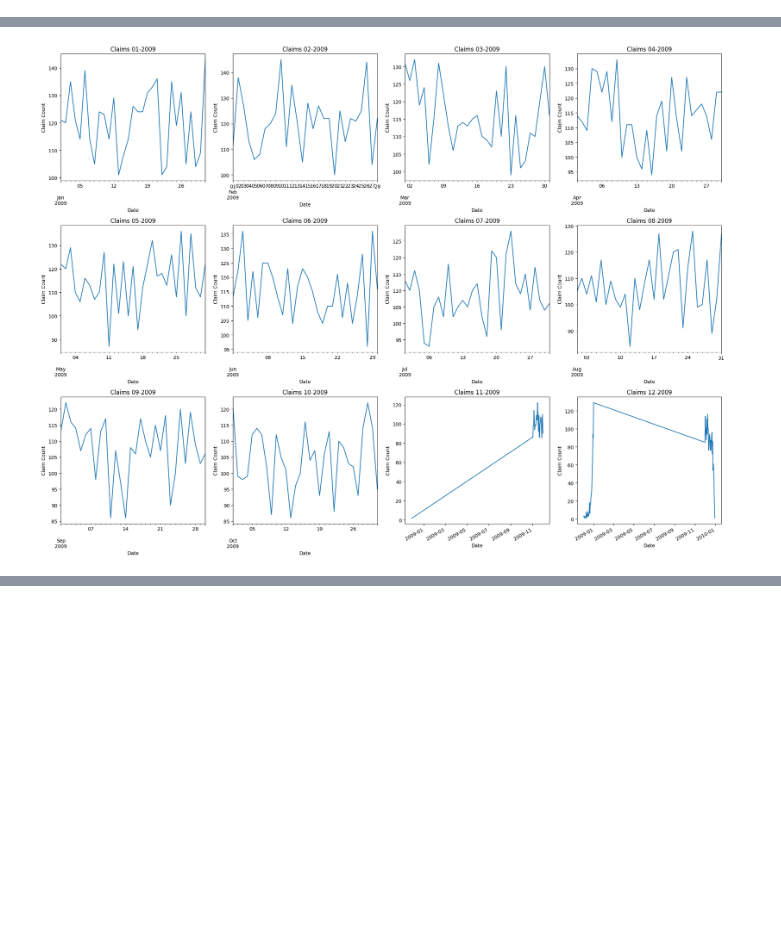
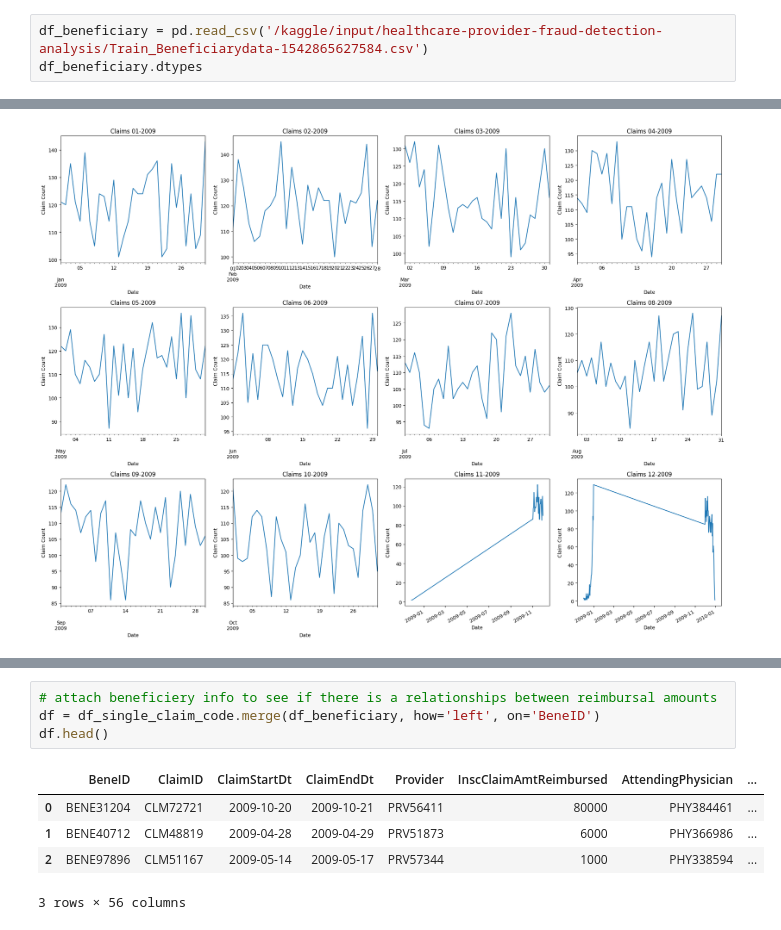
Before and after one commit to bkdevart/health_claims, a Jupyter notebook: health-claims.ipynb, the cells around one changed output, grey strips where cells are left out. Cells and saved outputs as stored; diff of their text form; blank space fills up the shorter version.

Commit message:
start of beneficiary data study

```diff
--- a/health-claims.ipynb
+++ b/health-claims.ipynb
@@ -28,0 +61,3 @@ for dirname, _, filenames in os.walk('/kaggle/input'):
+# %%
+df_beneficiary = pd.read_csv('/kaggle/input/healthcare-provider-fraud-detection-analysis/Train_Beneficiarydata-1542865627584.csv')
+df_beneficiary.dtypes
@@ -357,0 +486,10 @@ plt.show()
+# %%
+# attach beneficiery info to see if there is a relationships between reimbursal amounts
+df = df_single_claim_code.merge(df_beneficiary, how='left', on='BeneID')
+df.head()
+# %% [output]
+|  | BeneID | ClaimID | ClaimStartDt | ClaimEndDt | Provider | InscClaimAmtReimbursed | AttendingPhysician | ... |
+| 0 | BENE31204 | CLM72721 | 2009-10-20 | 2009-10-21 | PRV56411 | 80000 | PHY384461 | ... |
+| 1 | BENE40712 | CLM48819 | 2009-04-28 | 2009-04-29 | PRV51873 | 6000 | PHY366986 | ... |
+| 2 | BENE97896 | CLM51167 | 2009-05-14 | 2009-05-17 | PRV57344 | 1000 | PHY338594 | ... |
+3 rows × 56 columns
```
Also changed, not shown: parts of 12 cells of this notebook.
